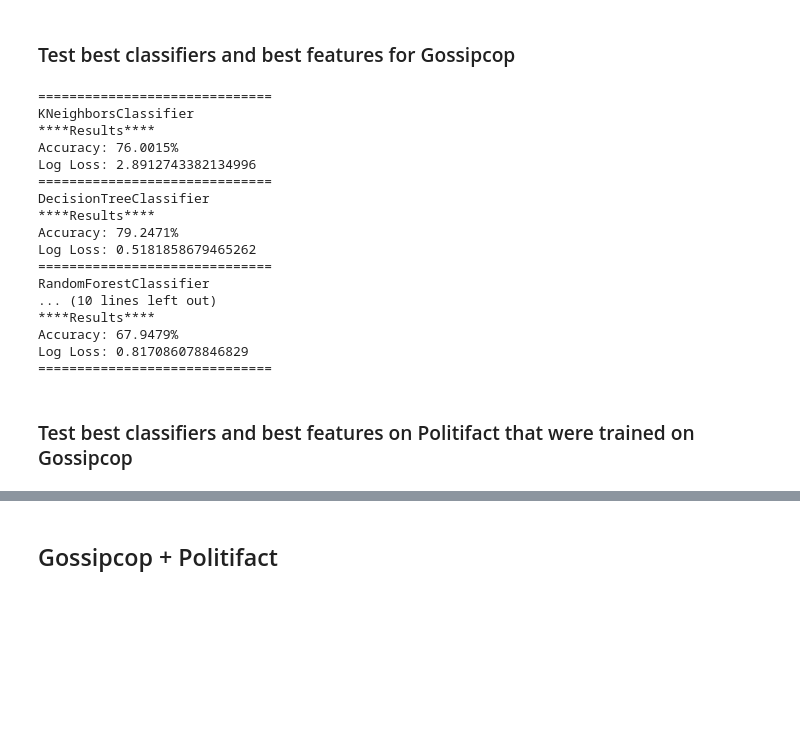
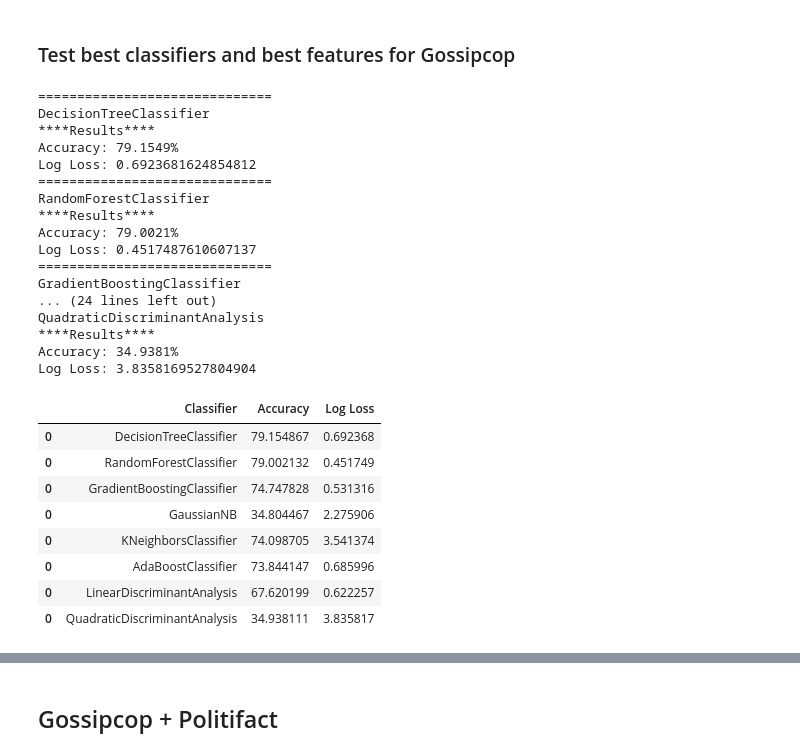
Before and after one commit to Patric/fkd-gs, a Jupyter notebook: notebooks/FakeNewsDetectionGraphSolutions.ipynb, the cells around one changed output, grey strips where cells are left out. Drawn from its saved outputs; the diff is of its cells as text; code cells hidden in the pictures; blank space fills up the shorter version.

```diff
--- a/notebooks/FakeNewsDetectionGraphSolutions.ipynb
+++ b/notebooks/FakeNewsDetectionGraphSolutions.ipynb
@@ -577,4 +634,5 @@ def test_classfiers(classifiers, X_train, X_test, y_train, y_test):
     log_entry = pd.DataFrame([[name, acc * 100, ll]], columns=log_cols)
     log = log.append(log_entry)
 
-  display(log)
+  with pd.option_context('display.max_rows', None, 'display.max_columns', None, 'display.float_format', '{:.3f}'.format):
+    display(log)
@@ -846,38 +856,53 @@ Log Loss: 3.2159496901032987
 # %%
 features_included = [
+        'harmonic_closeness_centrality',
+        'hits_hub',
+        'hits_auth',
         'page_rank_score',
+        'outDegree',
+        'inDegree'
         ]
 label_column_name = 'user.label'
 X, y = split_into_X_y(datasets['gossipcop'], features_included, label_column_name)
-X_train, X_test, y_train, y_test = train_test_split(X, y, test_size=0.1)
+X_train, X_test, y_train, y_test = train_test_split(X, y, test_size=0.3)
 
 classifiers = [
-  KNeighborsClassifier(3),
   DecisionTreeClassifier(),
-  RandomForestClassifier(n_estimators=1500),
+  RandomForestClassifier(n_estimators=300),
   GradientBoostingClassifier(),
   GaussianNB(),
+  KNeighborsClassifier(3),
+  AdaBoostClassifier(),
+  LinearDiscriminantAnalysis(),
+  QuadraticDiscriminantAnalysis(),
 
 ]
 
 test_classfiers(classifiers, X_train, X_test, y_train, y_test)
 # %% [output]
-==============================
-KNeighborsClassifier
-****Results****
-Accuracy: 76.0015%
-Log Loss: 2.8912743382134996
 ==============================
 DecisionTreeClassifier
 ****Results****
-Accuracy: 79.2471%
-Log Loss: 0.5181858679465262
+Accuracy: 79.1549%
+Log Loss: 0.6923681624854812
 ==============================
 RandomForestClassifier
-... (10 lines left out)
 ****Results****
-Accuracy: 67.9479%
-Log Loss: 0.817086078846829
+Accuracy: 79.0021%
+Log Loss: 0.4517487610607137
 ==============================
+GradientBoostingClassifier
+... (24 lines left out)
+QuadraticDiscriminantAnalysis
+****Results****
+Accuracy: 34.9381%
+Log Loss: 3.8358169527804904
+|  | Classifier | Accuracy | Log Loss |
+| 0 | DecisionTreeClassifier | 79.154867 | 0.692368 |
+| 0 | RandomForestClassifier | 79.002132 | 0.451749 |
+| 0 | GradientBoostingClassifier | 74.747828 | 0.531316 |
+| 0 | GaussianNB | 34.804467 | 2.275906 |
+| 0 | KNeighborsClassifier | 74.098705 | 3.541374 |
+| 0 | AdaBoostClassifier | 73.844147 | 0.685996 |
+| 0 | LinearDiscriminantAnalysis | 67.620199 | 0.622257 |
+| 0 | QuadraticDiscriminantAnalysis | 34.938111 | 3.835817 |
-# %% [markdown]
-### Test best classifiers and best features on Politifact that were trained on Gossipcop
```
Also changed, not shown: parts of 30 cells of this notebook.
